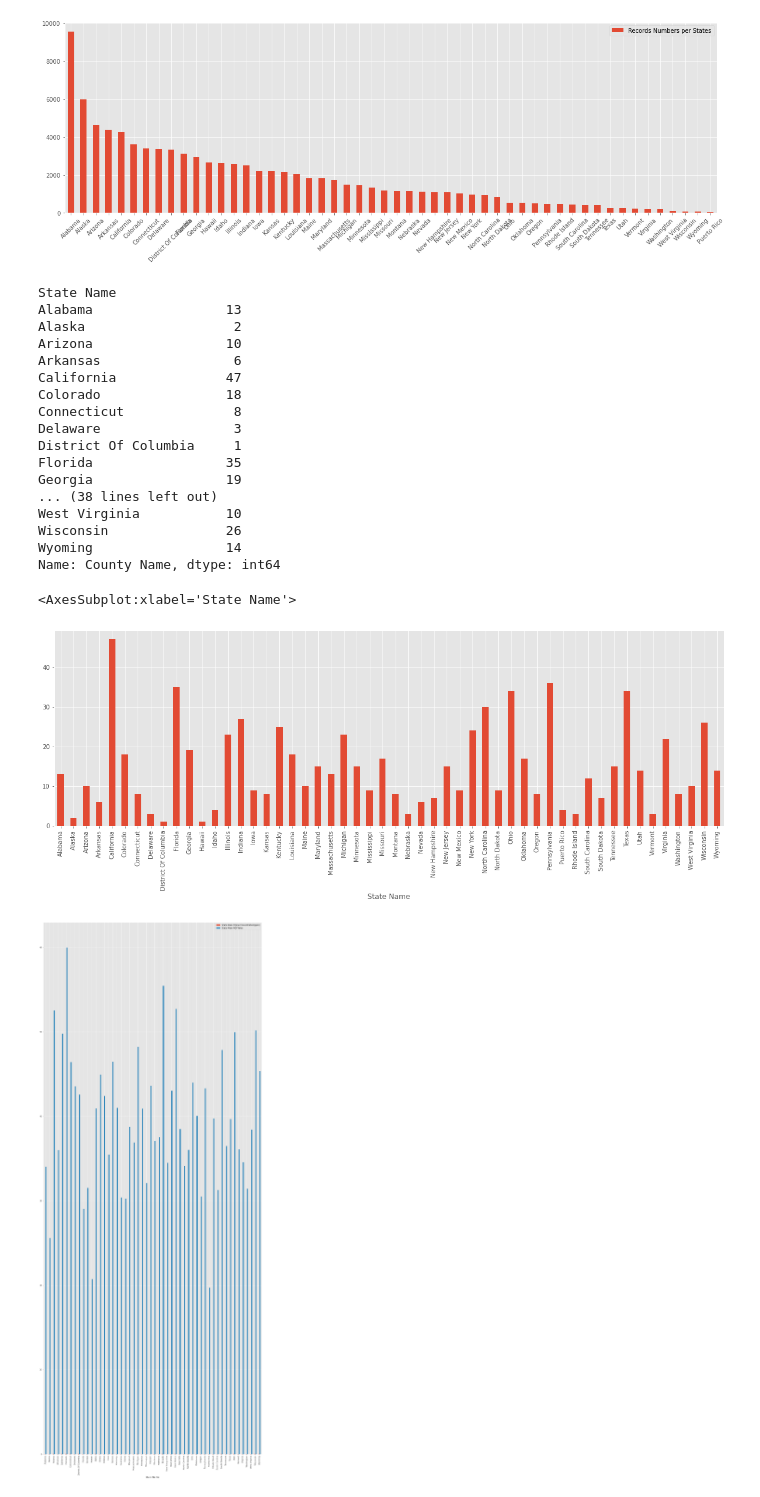
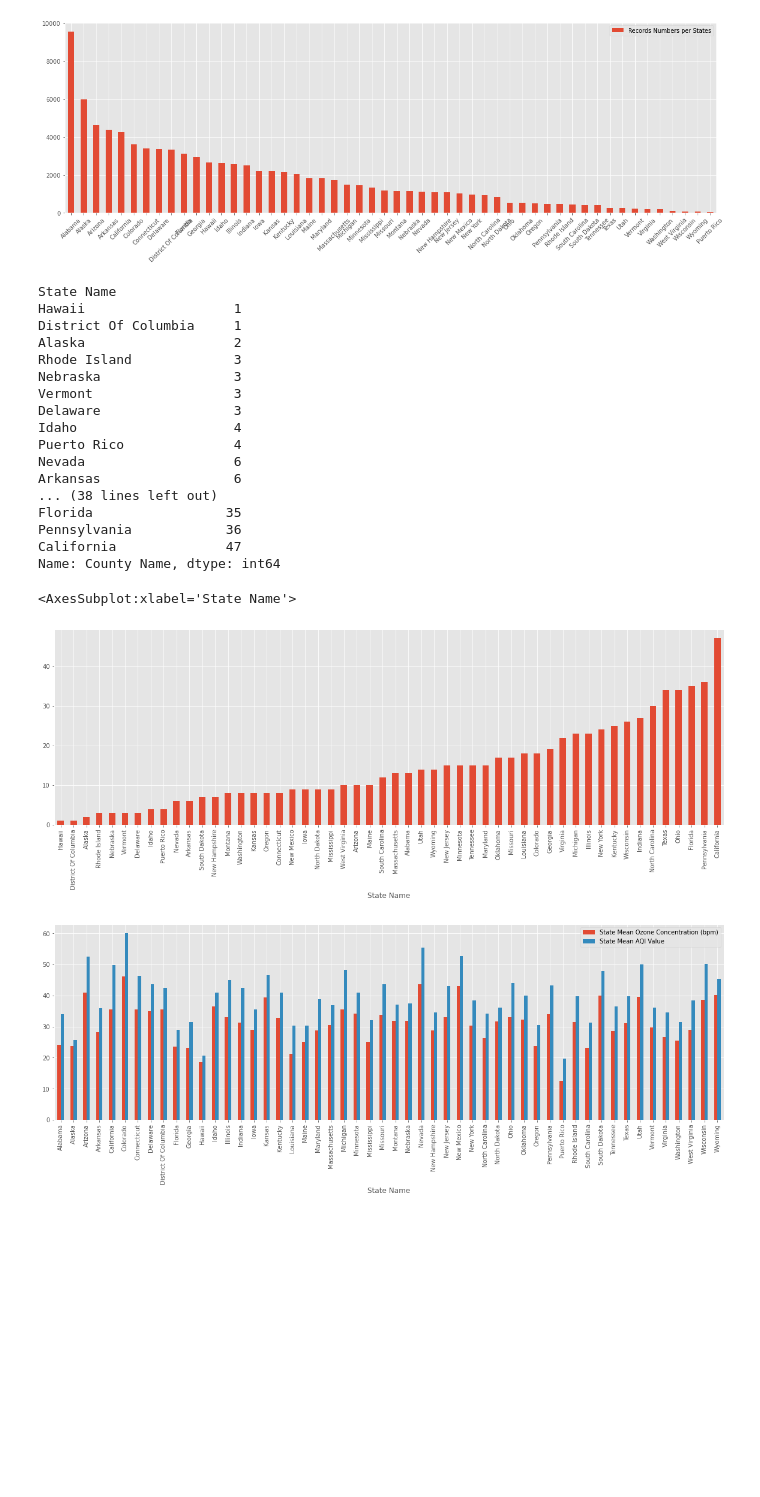
Before and after one commit to Jonathan-Barton/AirQualityProject, a Jupyter notebook: Ozone Daily Summary Data Profile.ipynb, the cells around one changed output. Cells and saved outputs as stored; diff of their text form; code cells hidden in the pictures; blank space fills up the shorter version.

Commit message:
added bpm scale and figure tweaks

```diff
--- a/Ozone Daily Summary Data Profile.ipynb
+++ b/Ozone Daily Summary Data Profile.ipynb
@@ -13,6 +13,12 @@ sumnozone = pd.read_csv(
     index_col='Date Local',
     parse_dates=["Date Local"],
 )
+
+#Derive new BPM Arithmetic Mean
+
+sumnozone['Arithmetic Mean BPM'] = ''
+sumnozone['Arithmetic Mean BPM'] = sumnozone['Arithmetic Mean'].apply(lambda x : int(x*1000))
+
 sumnozone.info()
 # %% [output]
 <class 'pandas.core.frame.DataFrame'>
@@ -64,41 +82,43 @@ print()
 52
 [figure]
 # %%
-uniqcoun = datemask.groupby('State Name')['County Name'].nunique()
+uniqcoun = datemask.groupby('State Name')['County Name'].nunique().sort_values()
 print(uniqcoun)
 uniqcoun.plot(kind='bar')
 # %% [output]
 State Name
-Alabama                 13
+Hawaii                   1
+District Of Columbia     1
 Alaska                   2
-Arizona                 10
+Rhode Island             3
+Nebraska                 3
+Vermont                  3
+Delaware                 3
+Idaho                    4
+Puerto Rico              4
+Nevada                   6
 Arkansas                 6
+... (38 lines left out)
+Florida                 35
+Pennsylvania            36
 California              47
-Colorado                18
-Connecticut              8
-Delaware                 3
-District Of Columbia     1
-Florida                 35
-Georgia                 19
-... (38 lines left out)
-West Virginia           10
-Wisconsin               26
-Wyoming                 14
 Name: County Name, dtype: int64
 <AxesSubplot:xlabel='State Name'>
-[figure, old version]
+[figure, new version]
 # %%
 allstate = datemask.groupby('State Name')
-stateozone = allstate['Arithmetic Mean'].mean()
-stateozone
+stateozone_bpm = allstate['Arithmetic Mean BPM'].mean()
+#stateozone = allstate['Arithmetic Mean'].mean()
 stateaqi = allstate['AQI'].mean()
-ax = pd.concat([stateozone, stateaqi], axis=1).plot(kind='bar')
+
+
+ax = pd.concat([stateozone_bpm, stateaqi], axis=1).plot(kind='bar')
 ax.set_xticks(range(len(allstate)))
 ax.set_xticklabels(allstate.groups.keys(), rotation=90)
-ax.legend(["State Mean Ozone Concentration(ppm)", "State Mean AQI Value"])
+ax.legend(["State Mean Ozone Concentration (bpm)", "State Mean AQI Value"])
 print()
 # %% [output]
-[figure, old version]
+[figure, new version]
 # %%
 plt.rcParams['figure.figsize'] = (20, 50)
 allcounties = datemask.sort_values('County Name').groupby('County Name')
```
Also changed, not shown: parts of 3 cells of this notebook.
